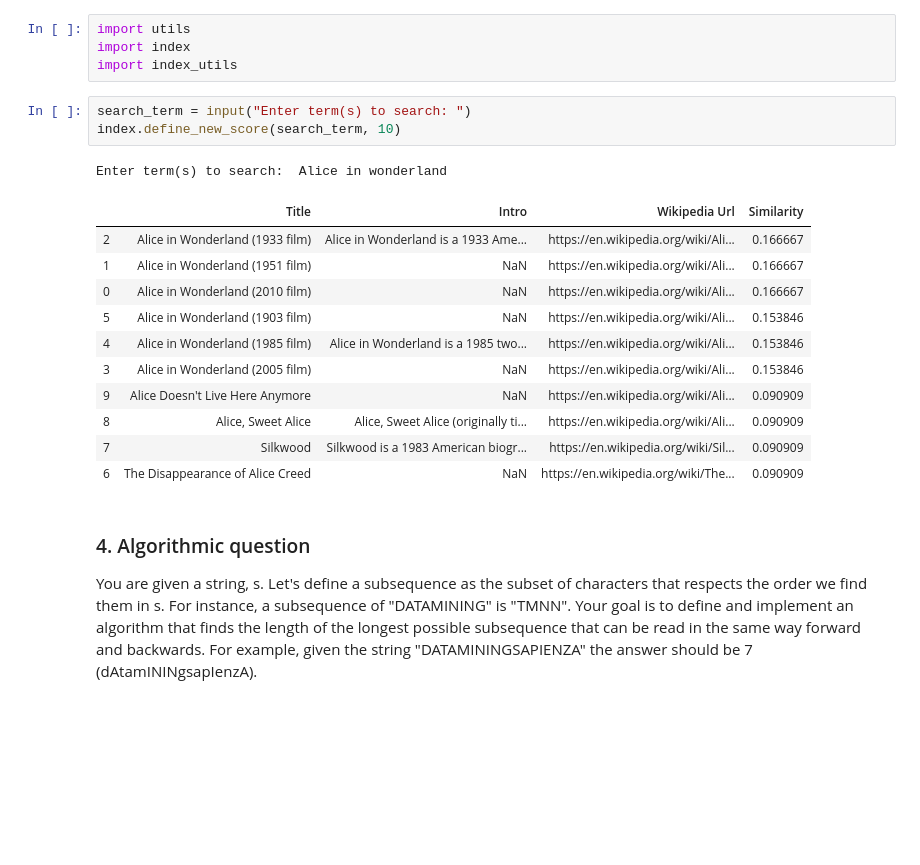
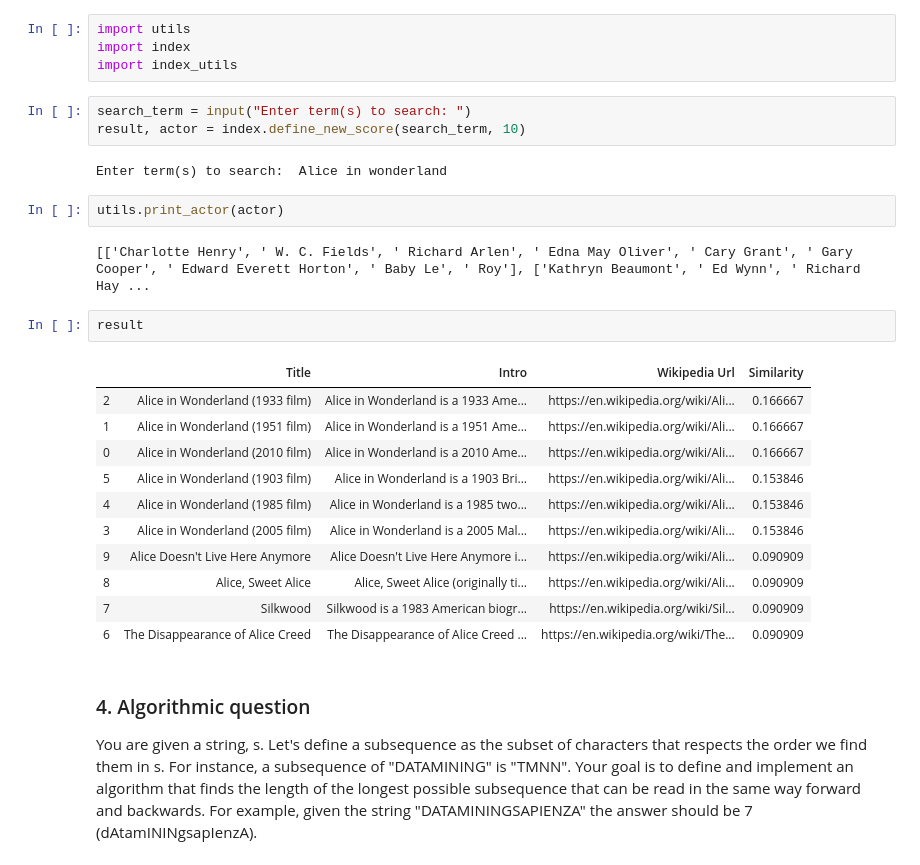
Before and after one commit to ceccaroni1884368/HW3, a Jupyter notebook: main.ipynb, the cells around one changed output. Drawn from its saved outputs; the diff is of its cells as text; blank space fills up the shorter version.

```diff
--- a/main.ipynb
+++ b/main.ipynb
@@ -400,20 +418,27 @@ import index
 import index_utils
 # %%
 search_term = input("Enter term(s) to search: ")
-index.define_new_score(search_term, 10)
+result, actor = index.define_new_score(search_term, 10)
 # %% [output]
 Enter term(s) to search:  Alice in wonderland
-|  | Title | Intro | Wikipedia Url | Similarity |
-| 2 | Alice in Wonderland (1933 film) | Alice in Wonderland is a 1933 Ame... | https://en.wikipedia.org/wiki/Ali... | 0.166667 |
-| 1 | Alice in Wonderland (1951 film) | NaN | https://en.wikipedia.org/wiki/Ali... | 0.166667 |
-| 0 | Alice in Wonderland (2010 film) | NaN | https://en.wikipedia.org/wiki/Ali... | 0.166667 |
-| 5 | Alice in Wonderland (1903 film) | NaN | https://en.wikipedia.org/wiki/Ali... | 0.153846 |
-| 4 | Alice in Wonderland (1985 film) | Alice in Wonderland is a 1985 two... | https://en.wikipedia.org/wiki/Ali... | 0.153846 |
-| 3 | Alice in Wonderland (2005 film) | NaN | https://en.wikipedia.org/wiki/Ali... | 0.153846 |
-| 9 | Alice Doesn't Live Here Anymore | NaN | https://en.wikipedia.org/wiki/Ali... | 0.090909 |
-| 8 | Alice, Sweet Alice | Alice, Sweet Alice (originally ti... | https://en.wikipedia.org/wiki/Ali... | 0.090909 |
-| 7 | Silkwood | Silkwood is a 1983 American biogr... | https://en.wikipedia.org/wiki/Sil... | 0.090909 |
-| 6 | The Disappearance of Alice Creed | NaN | https://en.wikipedia.org/wiki/The... | 0.090909 |
+# %%
+utils.print_actor(actor)
+# %% [output]
+[['Charlotte Henry', ' W. C. Fields', ' Richard Arlen', ' Edna May Oliver', ' Cary Grant', ' Gary Cooper', ' Edward Everett Horton', ' Baby Le', ' Roy'], ['Kathryn Beaumont', ' Ed Wynn', ' Richard Hay ...
+# %%
+result
+# %% [output]
+|  | Title | Intro | Wikipedia Url | Similarity |
+| 2 | Alice in Wonderland (1933 film) | Alice in Wonderland is a 1933 Ame... | https://en.wikipedia.org/wiki/Ali... | 0.166667 |
+| 1 | Alice in Wonderland (1951 film) | Alice in Wonderland is a 1951 Ame... | https://en.wikipedia.org/wiki/Ali... | 0.166667 |
+| 0 | Alice in Wonderland (2010 film) | Alice in Wonderland is a 2010 Ame... | https://en.wikipedia.org/wiki/Ali... | 0.166667 |
+| 5 | Alice in Wonderland (1903 film) | Alice in Wonderland is a 1903 Bri... | https://en.wikipedia.org/wiki/Ali... | 0.153846 |
+| 4 | Alice in Wonderland (1985 film) | Alice in Wonderland is a 1985 two... | https://en.wikipedia.org/wiki/Ali... | 0.153846 |
+| 3 | Alice in Wonderland (2005 film) | Alice in Wonderland is a 2005 Mal... | https://en.wikipedia.org/wiki/Ali... | 0.153846 |
+| 9 | Alice Doesn't Live Here Anymore | Alice Doesn't Live Here Anymore i... | https://en.wikipedia.org/wiki/Ali... | 0.090909 |
+| 8 | Alice, Sweet Alice | Alice, Sweet Alice (originally ti... | https://en.wikipedia.org/wiki/Ali... | 0.090909 |
+| 7 | Silkwood | Silkwood is a 1983 American biogr... | https://en.wikipedia.org/wiki/Sil... | 0.090909 |
+| 6 | The Disappearance of Alice Creed | The Disappearance of Alice Creed ... | https://en.wikipedia.org/wiki/The... | 0.090909 |
 # %% [markdown]
 ### 4. Algorithmic question
 You are given a string, s. Let's define a subsequence as the subset of characters that respects the order we find them in s. For instance, a subsequence of "DATAMINING" is "TMNN". Your goal is to define and implement an algorithm that finds the length of the longest possible subsequence that can be read in the same way forward and backwards. For example, given the string "DATAMININGSAPIENZA" the answer should be 7 (dAtamININgsapIenzA).
```
Also changed, not shown: parts of 2 cells of this notebook, 5 other files.
